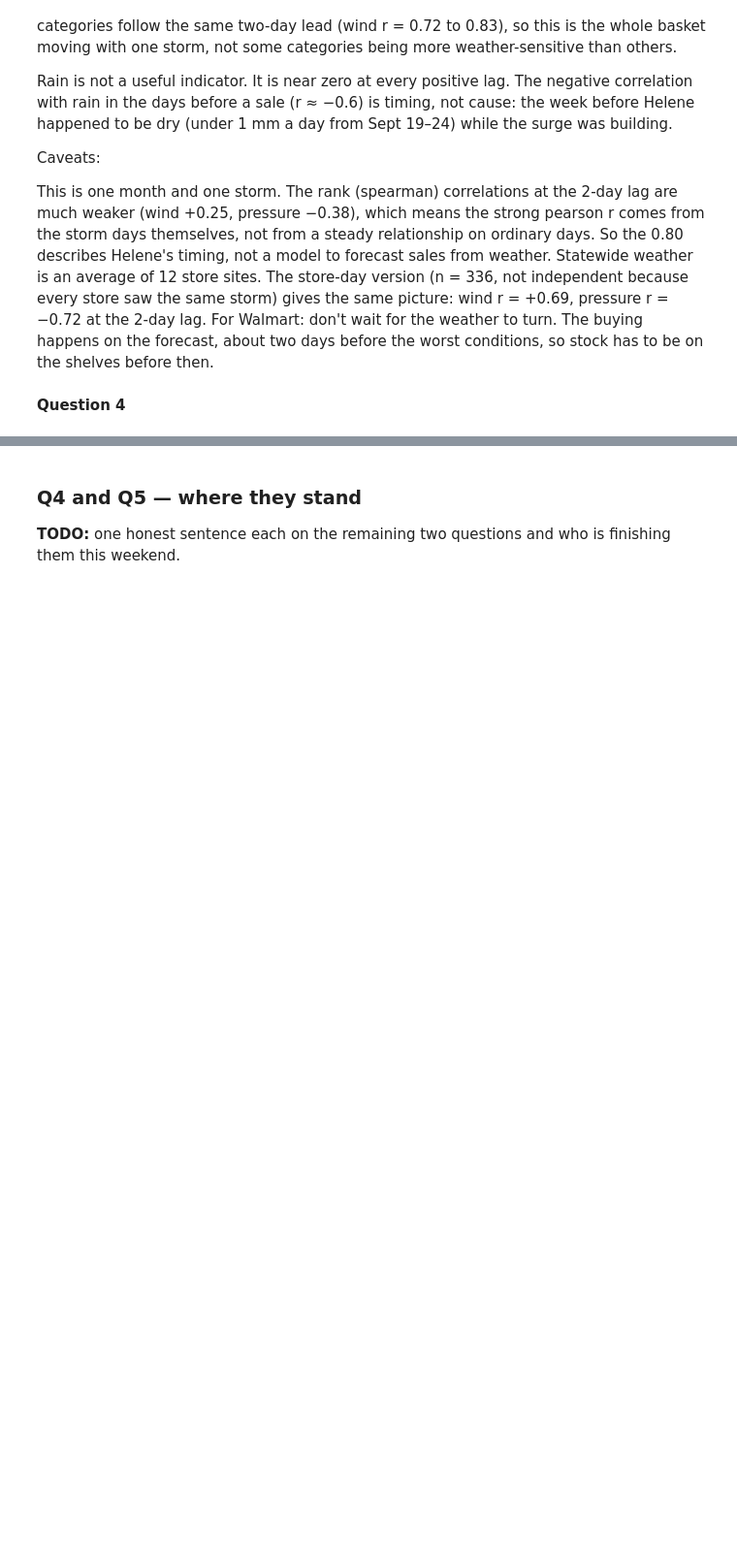
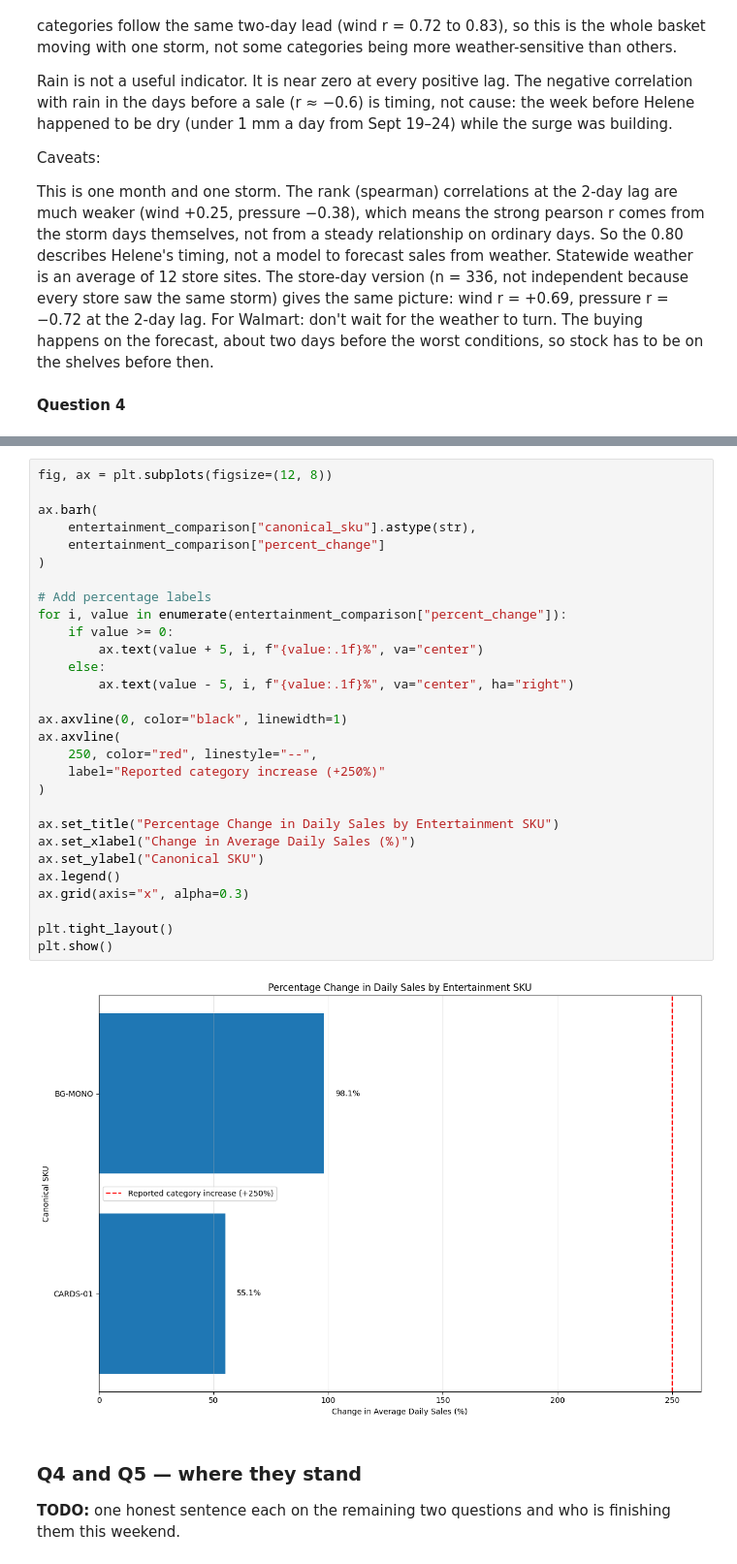
Before and after one commit to ayanrasulova/ds2002-midterm, a Jupyter notebook: notebooks/06-midterm-walmart/2026-10-30 — Midterm Progress — Lab.ipynb, the cells around one changed output, grey strips where cells are left out. Shown at 97% size. Cells and saved outputs as stored; diff of their text form; blank space fills up the shorter version.

```diff
--- a/notebooks/06-midterm-walmart/2026-10-30 — Midterm Progress — Lab.ipynb
+++ b/notebooks/06-midterm-walmart/2026-10-30 — Midterm Progress — Lab.ipynb
@@ -998,3 +1192,34 @@ so treat its multiple with caution.
+# %%
+fig, ax = plt.subplots(figsize=(12, 8))
+
+ax.barh(
+    entertainment_comparison["canonical_sku"].astype(str),
+    entertainment_comparison["percent_change"]
+)
+
+# Add percentage labels
+for i, value in enumerate(entertainment_comparison["percent_change"]):
+    if value >= 0:
+        ax.text(value + 5, i, f"{value:.1f}%", va="center")
+    else:
+        ax.text(value - 5, i, f"{value:.1f}%", va="center", ha="right")
+
+ax.axvline(0, color="black", linewidth=1)
+ax.axvline(
+    250, color="red", linestyle="--",
+    label="Reported category increase (+250%)"
+)
+
+ax.set_title("Percentage Change in Daily Sales by Entertainment SKU")
+ax.set_xlabel("Change in Average Daily Sales (%)")
+ax.set_ylabel("Canonical SKU")
+ax.legend()
+ax.grid(axis="x", alpha=0.3)
+
+plt.tight_layout()
+plt.show()
+# %% [output]
+[figure, added]
 # %% [markdown]
 ### Q4 and Q5 — where they stand
 
```
Also changed, not shown: parts of 9 cells of this notebook.
